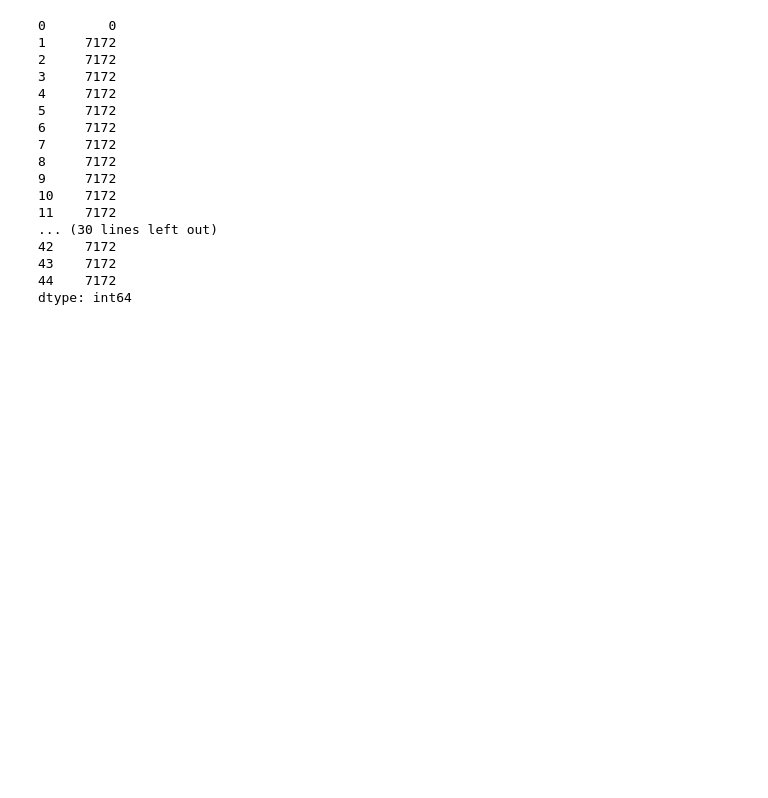
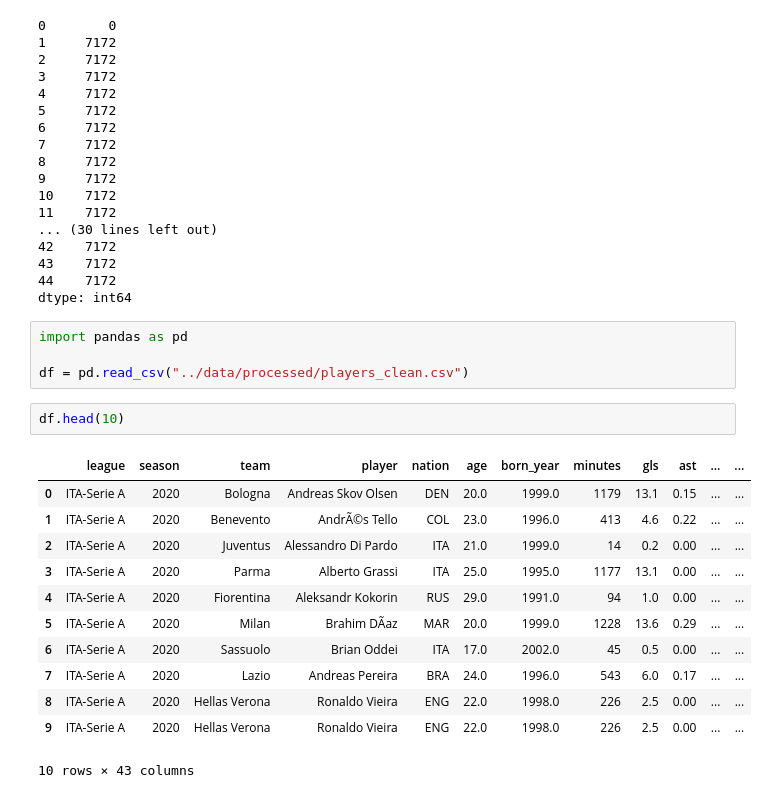
Before and after one commit to RiasMommy/Statapp, a Jupyter notebook: notebook/exploration.ipynb, the cells around one changed output. Drawn from its saved outputs; the diff is of its cells as text; blank space fills up the shorter version.

```diff
--- a/notebook/exploration.ipynb
+++ b/notebook/exploration.ipynb
@@ -141,3 +141,22 @@ split.isna().sum()
 43    7172
 44    7172
 dtype: int64
+# %%
+import pandas as pd
+
+df = pd.read_csv("../data/processed/players_clean.csv")
+# %%
+df.head(10)
+# %% [output]
+|  | league | season | team | player | nation | age | born_year | minutes | gls | ast | ... | ... |
+| 0 | ITA-Serie A | 2020 | Bologna | Andreas Skov Olsen | DEN | 20.0 | 1999.0 | 1179 | 13.1 | 0.15 | ... | ... |
+| 1 | ITA-Serie A | 2020 | Benevento | AndrÃ©s Tello | COL | 23.0 | 1996.0 | 413 | 4.6 | 0.22 | ... | ... |
+| 2 | ITA-Serie A | 2020 | Juventus | Alessandro Di Pardo | ITA | 21.0 | 1999.0 | 14 | 0.2 | 0.00 | ... | ... |
+| 3 | ITA-Serie A | 2020 | Parma | Alberto Grassi | ITA | 25.0 | 1995.0 | 1177 | 13.1 | 0.00 | ... | ... |
+| 4 | ITA-Serie A | 2020 | Fiorentina | Aleksandr Kokorin | RUS | 29.0 | 1991.0 | 94 | 1.0 | 0.00 | ... | ... |
+| 5 | ITA-Serie A | 2020 | Milan | Brahim DÃ­az | MAR | 20.0 | 1999.0 | 1228 | 13.6 | 0.29 | ... | ... |
+| 6 | ITA-Serie A | 2020 | Sassuolo | Brian Oddei | ITA | 17.0 | 2002.0 | 45 | 0.5 | 0.00 | ... | ... |
+| 7 | ITA-Serie A | 2020 | Lazio | Andreas Pereira | BRA | 24.0 | 1996.0 | 543 | 6.0 | 0.17 | ... | ... |
+| 8 | ITA-Serie A | 2020 | Hellas Verona | Ronaldo Vieira | ENG | 22.0 | 1998.0 | 226 | 2.5 | 0.00 | ... | ... |
+| 9 | ITA-Serie A | 2020 | Hellas Verona | Ronaldo Vieira | ENG | 22.0 | 1998.0 | 226 | 2.5 | 0.00 | ... | ... |
+10 rows × 43 columns
```
Also changed, not shown: 3 other files.
